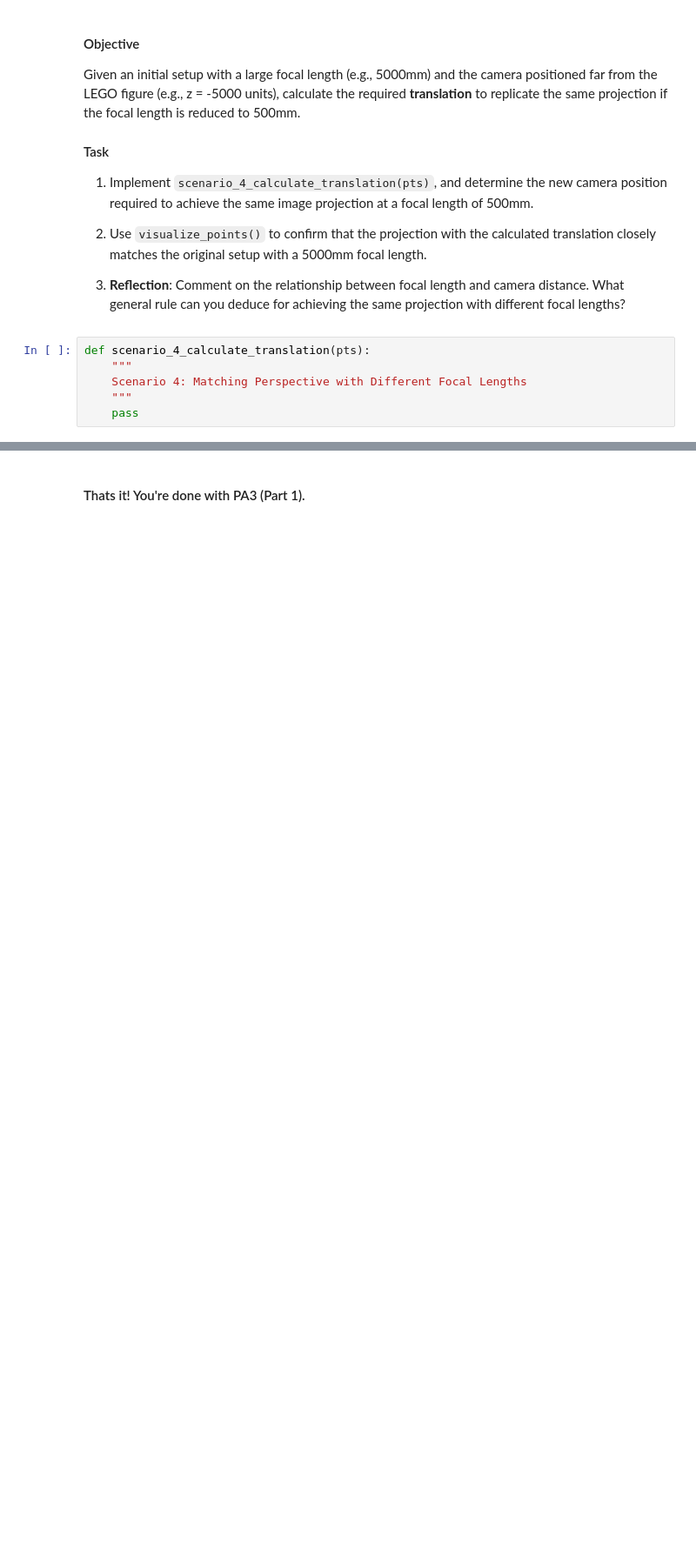
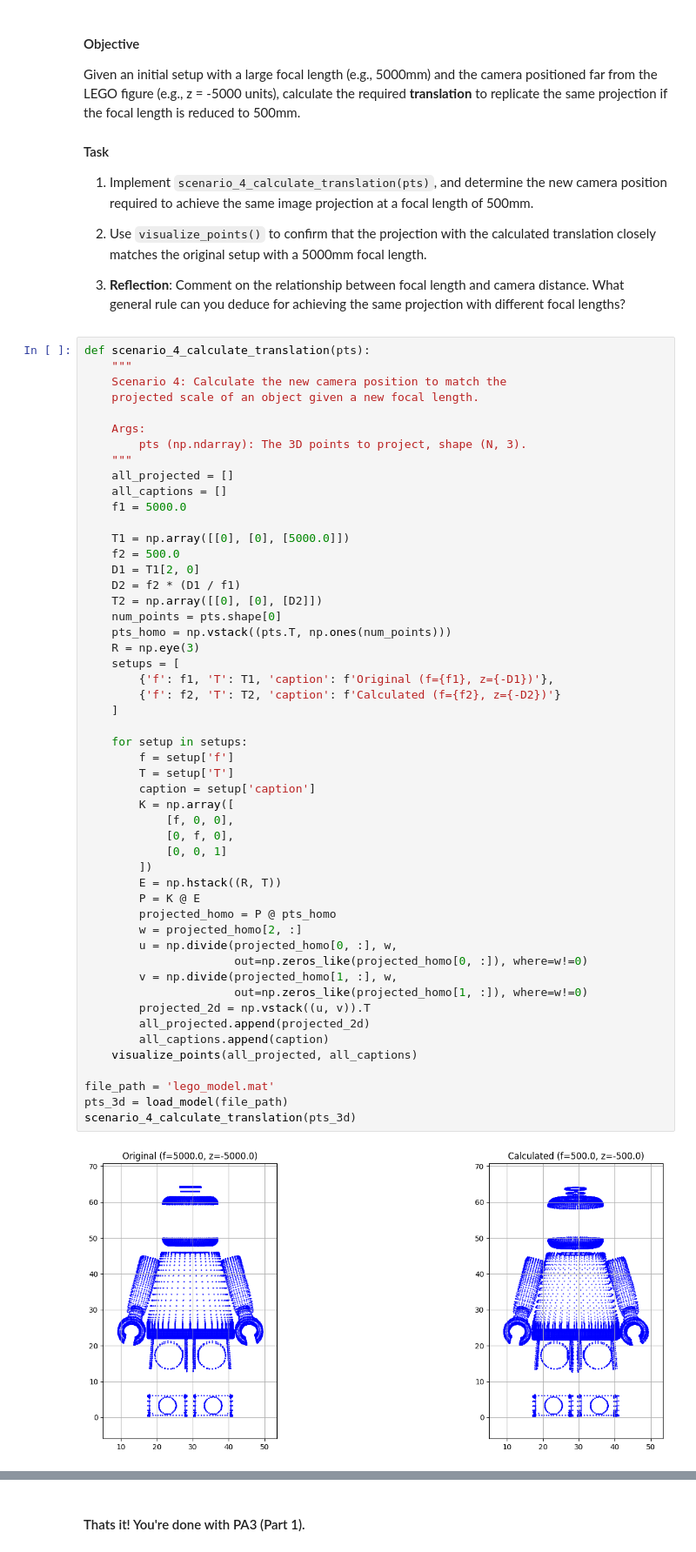
Before and after one commit to verdabatool/camera-projection-and-multi-camera-caliberation, a Jupyter notebook: Part1/24280065_PA3_Part1.ipynb, the cells around one changed output, grey strips where cells are left out. Shown at 87% size. Saved outputs shown, nothing was run; the diff lists cells and outputs as text; blank space fills up the shorter version.

```diff
--- a/Part1/24280065_PA3_Part1.ipynb
+++ b/Part1/24280065_PA3_Part1.ipynb
@@ -205,9 +391,56 @@ Given an initial setup with a large focal length (e.g., 5000mm) and the camera p
 2. Use `visualize_points()` to confirm that the projection with the calculated translation closely matches the original setup with a 5000mm focal length.
 
 3. **Reflection**: Comment on the relationship between focal length and camera distance. What general rule can you deduce for achieving the same projection with different focal lengths?
-# %%
-def scenario_4_calculate_translation(pts):
-    """
-    Scenario 4: Matching Perspective with Different Focal Lengths
-    """
-    pass
+# %%
+def scenario_4_calculate_translation(pts):
+    """
+    Scenario 4: Calculate the new camera position to match the
+    projected scale of an object given a new focal length.
+
+    Args:
+        pts (np.ndarray): The 3D points to project, shape (N, 3).
+    """
+    all_projected = []
+    all_captions = []
+    f1 = 5000.0
+
+    T1 = np.array([[0], [0], [5000.0]])
+    f2 = 500.0
+    D1 = T1[2, 0]
+    D2 = f2 * (D1 / f1)
+    T2 = np.array([[0], [0], [D2]])
+    num_points = pts.shape[0]
+    pts_homo = np.vstack((pts.T, np.ones(num_points)))
+    R = np.eye(3)
+    setups = [
+        {'f': f1, 'T': T1, 'caption': f'Original (f={f1}, z={-D1})'},
+        {'f': f2, 'T': T2, 'caption': f'Calculated (f={f2}, z={-D2})'}
+    ]
+
+    for setup in setups:
+        f = setup['f']
+        T = setup['T']
+        caption = setup['caption']
+        K = np.array([
+            [f, 0, 0],
+            [0, f, 0],
+            [0, 0, 1]
+        ])
+        E = np.hstack((R, T))
+        P = K @ E
+        projected_homo = P @ pts_homo
+        w = projected_homo[2, :]
+        u = np.divide(projected_homo[0, :], w,
+                      out=np.zeros_like(projected_homo[0, :]), where=w!=0)
+        v = np.divide(projected_homo[1, :], w,
+                      out=np.zeros_like(projected_homo[1, :]), where=w!=0)
+        projected_2d = np.vstack((u, v)).T
+        all_projected.append(projected_2d)
+        all_captions.append(caption)
+    visualize_points(all_projected, all_captions)
+
+file_path = 'lego_model.mat'
+pts_3d = load_model(file_path)
+scenario_4_calculate_translation(pts_3d)
+# %% [output]
+[figure, added]
```
Also changed, not shown: parts of 15 cells of this notebook.
